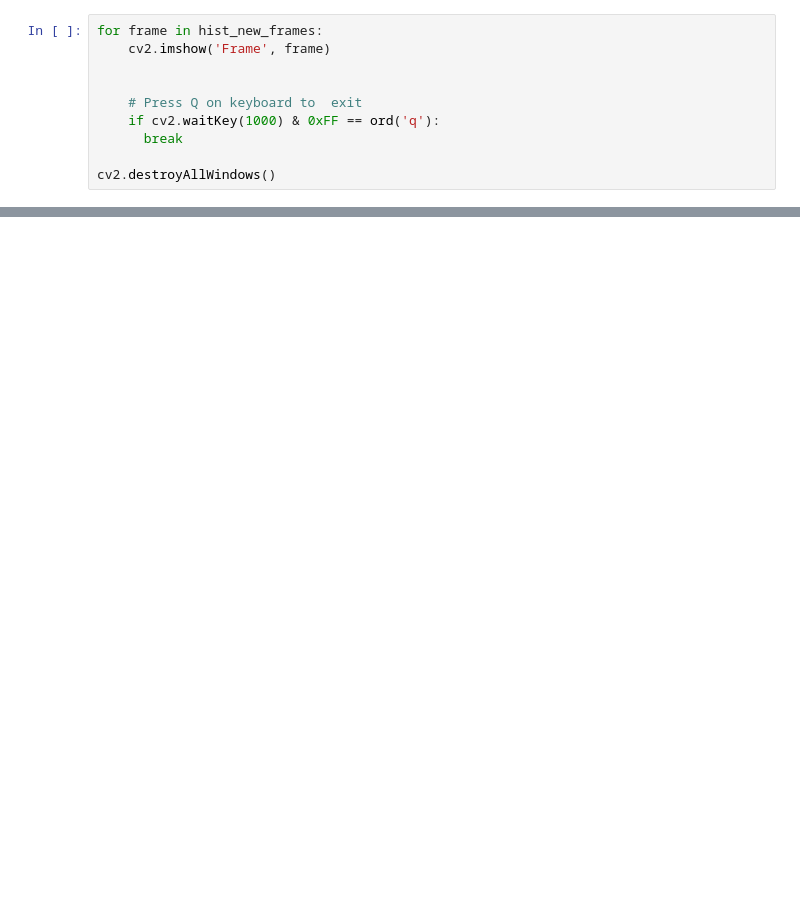
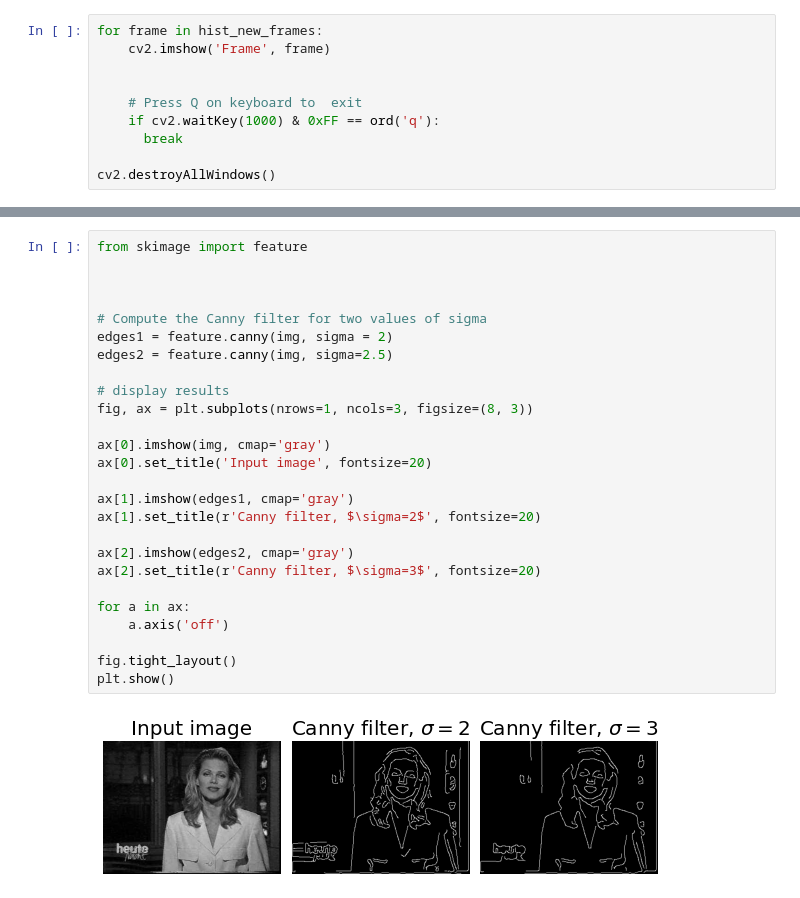
Before and after one commit to andreigor/SimpleVideoShotBoundaryDetection, a Jupyter notebook: src/exp_table.ipynb, the cells around one changed output, grey strips where cells are left out. Drawn from its saved outputs; the diff is of its cells as text; blank space fills up the shorter version.

```diff
--- a/src/exp_table.ipynb
+++ b/src/exp_table.ipynb
@@ -235,0 +230,28 @@ ax.bar(reference[1][:-1], reference[0])
+# %%
+from skimage import feature
+
+
+
+# Compute the Canny filter for two values of sigma
+edges1 = feature.canny(img, sigma = 2)
+edges2 = feature.canny(img, sigma=2.5)
+
+# display results
+fig, ax = plt.subplots(nrows=1, ncols=3, figsize=(8, 3))
+
+ax[0].imshow(img, cmap='gray')
+ax[0].set_title('Input image', fontsize=20)
+
+ax[1].imshow(edges1, cmap='gray')
+ax[1].set_title(r'Canny filter, $\sigma=2$', fontsize=20)
+
+ax[2].imshow(edges2, cmap='gray')
+ax[2].set_title(r'Canny filter, $\sigma=3$', fontsize=20)
+
+for a in ax:
+    a.axis('off')
+
+fig.tight_layout()
+plt.show()
+# %% [output]
+[figure, added]
```
Also changed, not shown: parts of 30 cells of this notebook, 3 other files.
